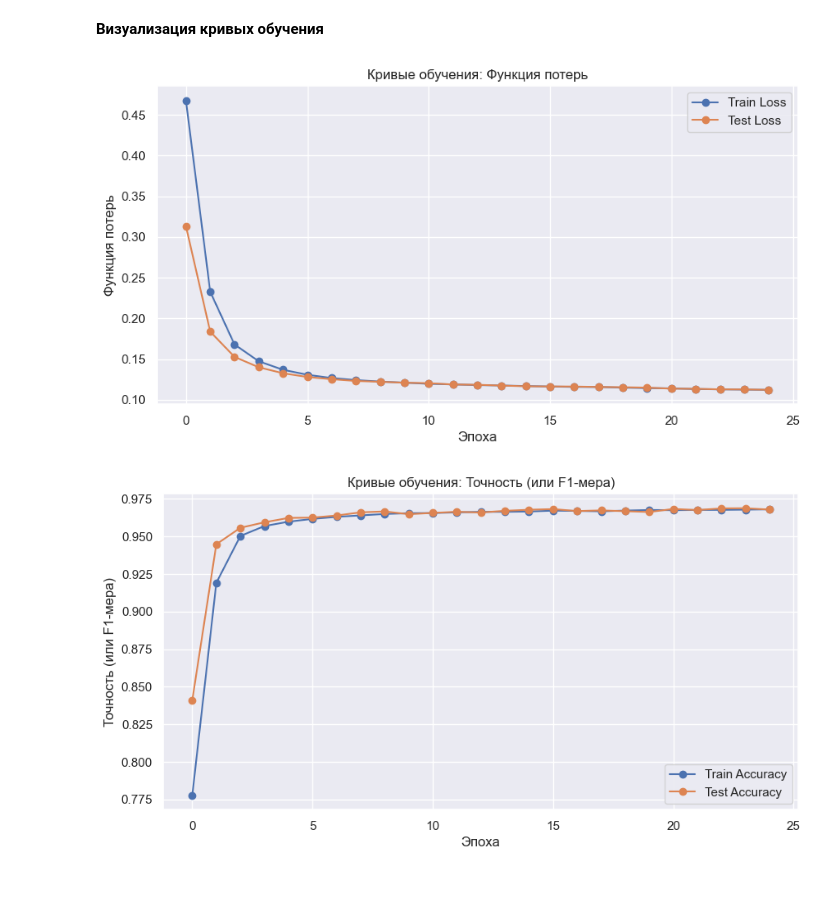
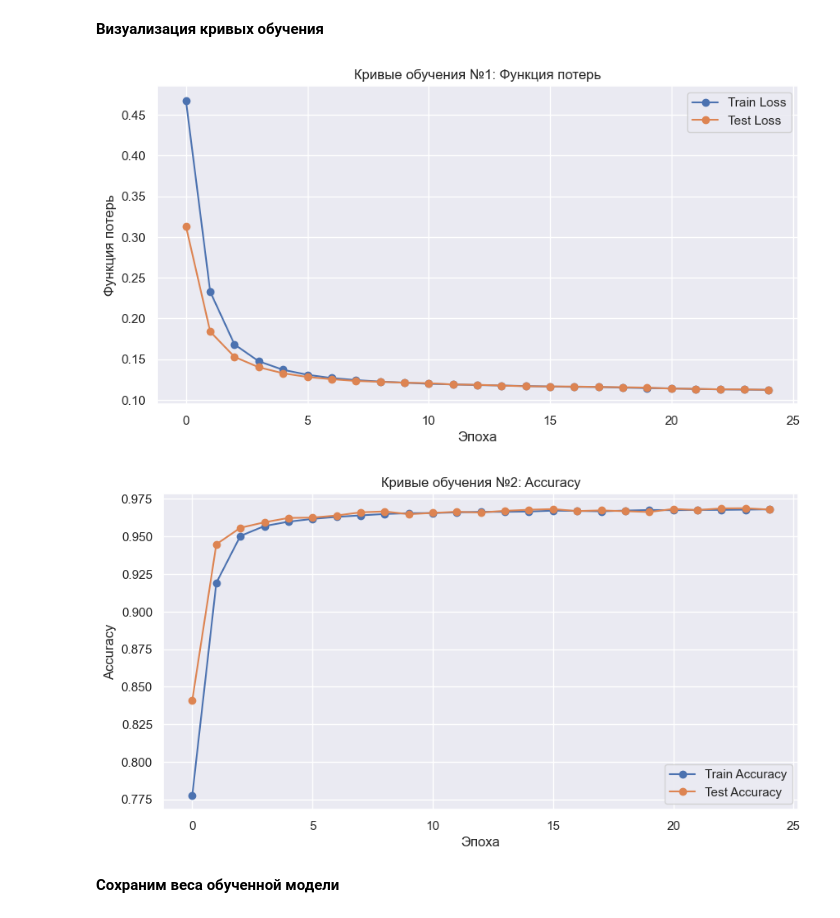
Before and after one commit to nikfilonenko/EDA_binary-text-classifier, a Jupyter notebook: src/notebooks/analysis_of_reviews_of_banks.ipynb, the cells around one changed output. Drawn from its saved outputs; the diff is of its cells as text; code cells hidden in the pictures; blank space fills up the shorter version.

```diff
--- a/src/notebooks/analysis_of_reviews_of_banks.ipynb
+++ b/src/notebooks/analysis_of_reviews_of_banks.ipynb
@@ -1134,7 +1131,7 @@ def evaluate_model(model, data_loader, criterion, device):
 def train_and_evaluate(model, train_loader, test_loader, criterion, optimizer, device, epochs):
     train_losses = []
     train_accuracies = []
-    test_losses = []
+    val_losses = []
     test_accuracies = []
     f1_scores = []
 
@@ -1143,28 +1140,27 @@ def train_and_evaluate(model, train_loader, test_loader, criterion, optimizer, d
 
     for epoch in range(epochs):
         train_loss, train_accuracy = train_model(model, train_loader, criterion, optimizer, device)
-        test_loss, test_accuracy, f1 = evaluate_model(model, test_loader, criterion, device)
+        val_loss, test_accuracy, f1 = evaluate_model(model, test_loader, criterion, device)
 
         train_losses.append(train_loss)
         train_accuracies.append(train_accuracy)
-        test_losses.append(test_loss)
+        val_losses.append(val_loss)
         test_accuracies.append(test_accuracy)
         f1_scores.append(f1)
 
         print(f'Epoch {epoch + 1}/{epochs} => '
               f'Train Loss: {train_loss:.4f}, Train Accuracy: {train_accuracy:.4f}, '
-              f'Test Loss: {test_loss:.4f}, Test Accuracy: {test_accuracy:.4f}, F1 Score: {f1:.4f}')
+              f'Validation Loss: {val_loss:.4f}, Test Accuracy: {test_accuracy:.4f}, F1 Score: {f1:.4f}')
 
-        # Проверка на раннюю остановку
-        if test_loss < best_val_loss:
-            best_val_loss = test_loss
+        if val_loss < best_val_loss:
+            best_val_loss = val_loss
             best_epoch = epoch
 
         if epoch - best_epoch >= early_stopping_patience:
             print(f'Early stopping на эпохе {epoch + 1}. Best validation loss: {best_val_loss:.4f}')
             break
 
-    return train_losses, train_accuracies, test_losses, test_accuracies, f1_scores
+    return train_losses, train_accuracies, val_losses, test_accuracies, f1_scores
 # %% [markdown]
 **Создаем экземпляр модели, определяем функцию потерь (выбрал бинарную кросс-энтропию, так как задача бинарной классификации), а также инициализируем оптимизатор Adam для обновления весов в процессе обучения**
 - Также для упрощения итерации через обучающие и тестовые данные я воспользовался `TensorDataset` и `DataLoader`
@@ -1242,24 +1236,25 @@ plt.show()
 # %%
 plt.figure(figsize=(10, 5))
 plt.plot(train_losses, label='Train Loss', marker='o')
 plt.plot(test_losses, label='Test Loss', marker='o')
-plt.title('Кривые обучения: Функция потерь')
+plt.title('Кривые обучения №1: Функция потерь')
 plt.xlabel('Эпоха')
 plt.ylabel('Функция потерь')
 plt.legend()
 plt.grid(True)
 plt.show()
 
-# График метрики (например, F1-меры)
 plt.figure(figsize=(10, 5))
 plt.plot(train_accuracies, label='Train Accuracy', marker='o')
 plt.plot(test_accuracies, label='Test Accuracy', marker='o')
-plt.title('Кривые обучения: Точность (или F1-мера)')
+plt.title('Кривые обучения №2: Accuracy')
 plt.xlabel('Эпоха')
-plt.ylabel('Точность (или F1-мера)')
+plt.ylabel('Accuracy')
 plt.legend()
 plt.grid(True)
 plt.show()
 # %% [output]
-[figure, old version]
+[figure, new version]
-[figure, old version]
+[figure, new version]
+# %% [markdown]
+**Сохраним веса обученной модели**
```
Also changed, not shown: parts of 27 cells of this notebook.
